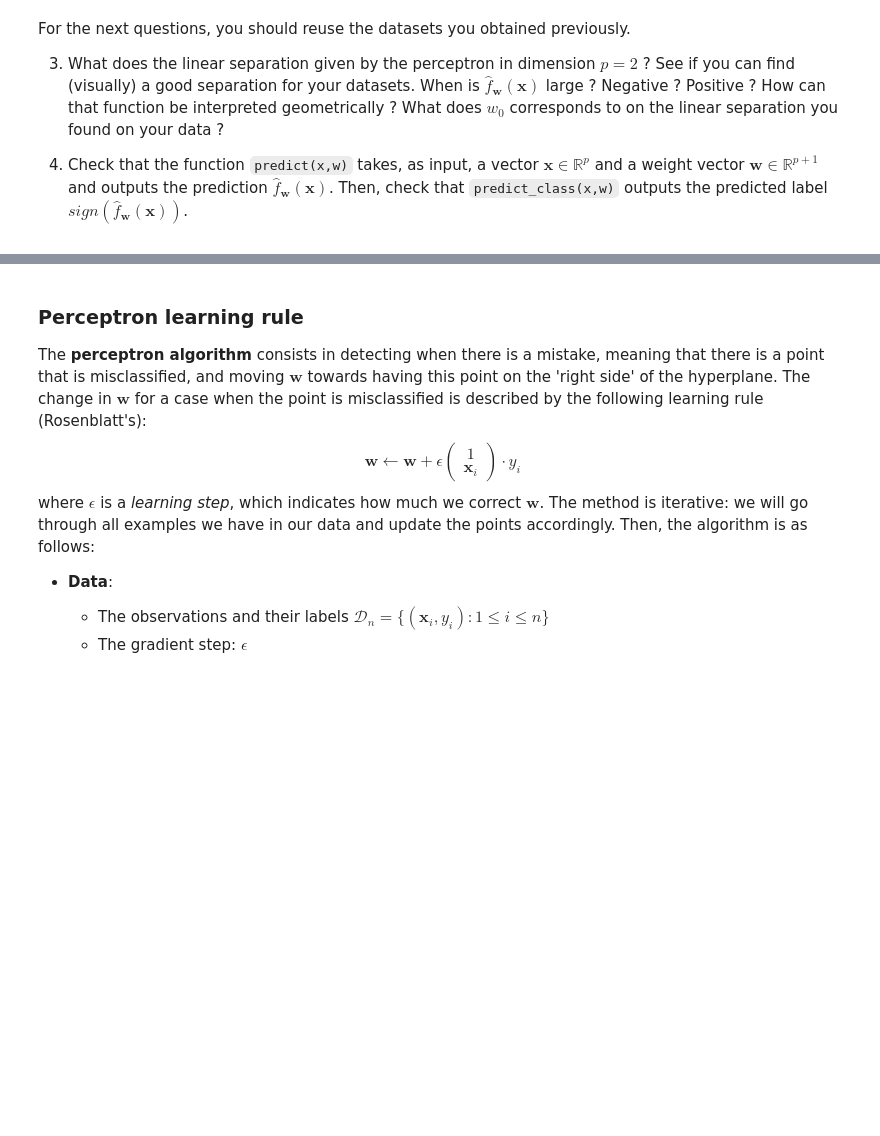
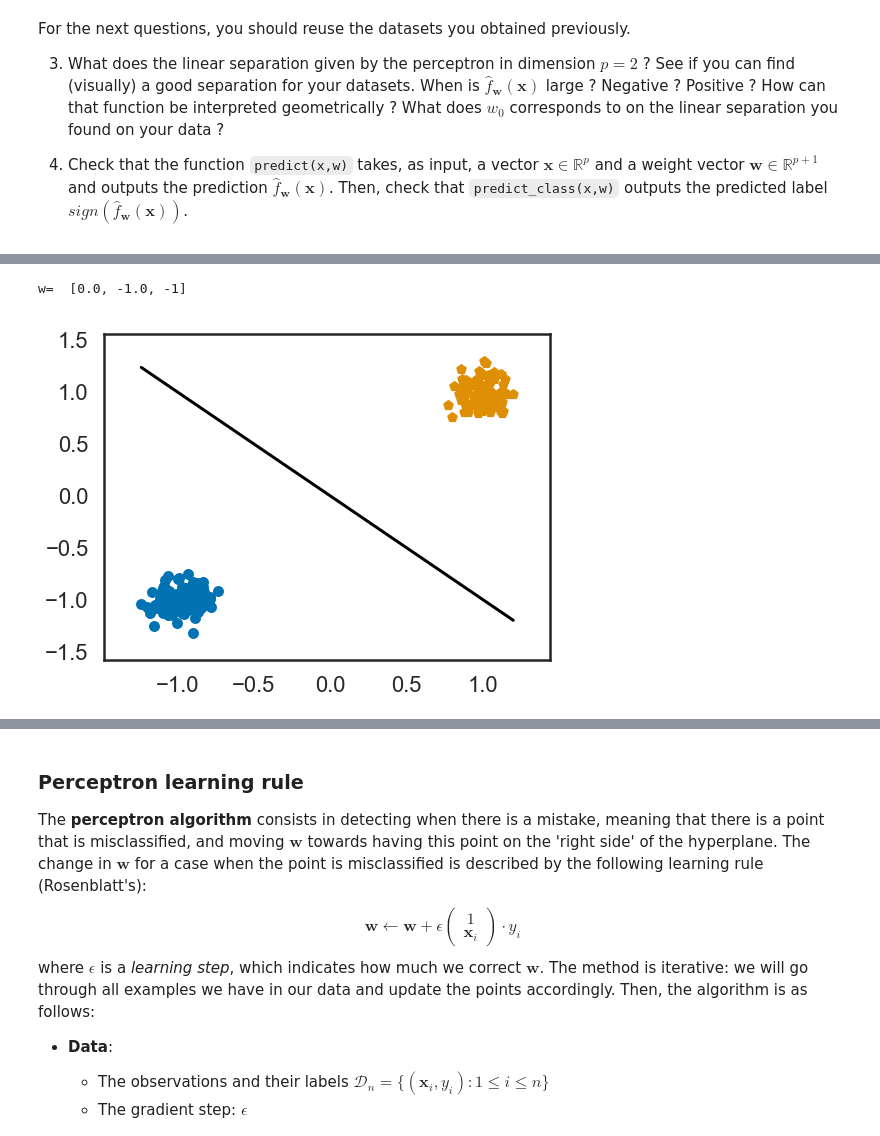
Before and after one commit to r-jaylet/data_science, a Jupyter notebook: SD210-ML/TP_perceptron.ipynb, the cells around one changed output, grey strips where cells are left out. Drawn from its saved outputs; the diff is of its cells as text; code cells hidden in the pictures; blank space fills up the shorter version.

```diff
--- a/SD210-ML/TP_perceptron.ipynb
+++ b/SD210-ML/TP_perceptron.ipynb
@@ -154,3 +205,14 @@ For the next questions, you should reuse the datasets you obtained previously.
+# %%
+mu1 = [1, 1]
+mu2 = [-1, -1]
+
+intercept = (mu1[1]+mu2[1])/2 + (mu1[0]-mu2[0])/(mu1[1]-mu2[1])*(mu1[0]+mu2[0])/2
+w = [intercept, -(mu1[0]-mu2[0])/(mu1[1]-mu2[1]), -1]
+print("w= ",w)
+plot_2d(X_bi, Y_bi, w=w)
+# %% [output]
+w=  [0.0, -1.0, -1]
+[figure, added]
 # %%
 def predict(x, w):
     """Prediction from a normal vector."""
```
Also changed, not shown: parts of 19 cells of this notebook, 1 other file.
